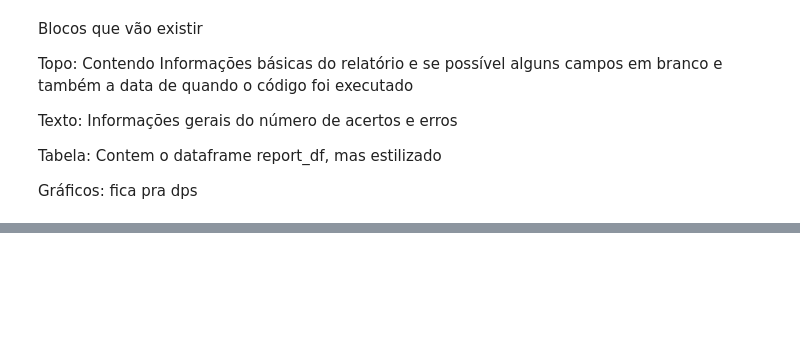
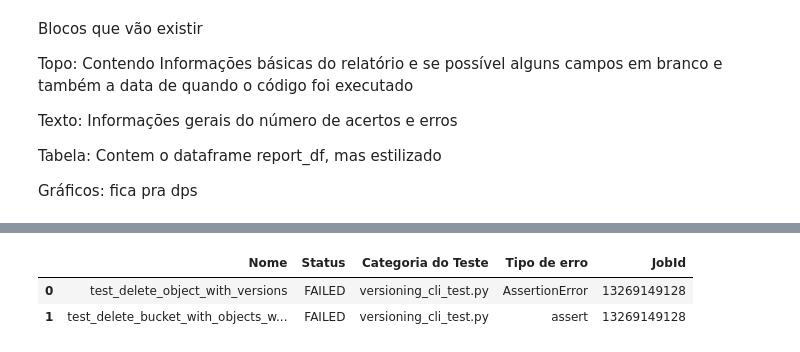
Before and after one commit to 2xlhe/gh-Actions-Reader, a Jupyter notebook: report.ipynb, the cells around one changed output, grey strips where cells are left out. Cells and saved outputs as stored; diff of their text form; code cells hidden in the pictures; blank space fills up the shorter version.

Commit message:
dinamic pdf errors added

```diff
--- a/report.ipynb
+++ b/report.ipynb
@@ -113,3 +115,7 @@ report_df
 |  | num_passed | num_failed | total_runs | min_test_time | avg_test_time | total_duration |
 | versioning_cli_test.py | 6 | 0 | 6 | 13.462 | 14.733 | 60.838 |
 | versioning_test.py | 2 | 0 | 2 | 12.627 | 13.958 | 55.716 |
+# %%
+# Generate tuple with error values
+errors_df = all_failures_df
+errors_df
@@ -124,9 +135,9 @@ Tabela: Contem o dataframe report_df, mas estilizado
 
 Gráficos: fica pra dps
 # %%
-df = report_df
+df = report_df.reset_index().round(2)
 # Function to create PDF
-def create_pdf(df):
+def create_pdf(df, df_errors):
     # A4 size dimensions
     width, height = A4
 
@@ -159,12 +170,12 @@ def create_pdf(df):
     # Add each section to the story
     story.extend(create_execution_summary(df, normal_style, bold_style))
     story.extend(create_detailed_results(df, normal_style, bold_style, width, margin))
-    story.extend(create_errors_summary(normal_style, bold_style, width, margin))
+    story.extend(create_errors_summary(df_errors, normal_style, bold_style, width, margin))
 
     # Build PDF
     doc.build(story)
 
-#
+# Function to create the title zone and text on the pdf
 def create_title(heading_style, normal_style):
     # Initialize the story list
     story = []
@@ -204,8 +215,6 @@ def create_title(heading_style, normal_style):
     # Return the complete story
     return story
 
-
-
 # Function to create execution summary table with bullet points
 def create_execution_summary(df, normal_style, bold_style):
     story = []
@@ -244,7 +253,7 @@ def create_detailed_results(df, normal_style, bold_style, width, margin):
     story.append(Spacer(1, 12))
     df_renamed = df.copy()  # Create a copy of the DataFrame
     df_renamed.columns = [
-        'Nome do Teste',
+        'Categoria de Teste',
         'Testes Bem-Sucedidos',
         'Falhas',
         'Execuções',
@@ -252,6 +261,7 @@ def create_detailed_results(df, normal_style, bold_style, width, margin):
         'Tempo Médio',
         'Duração Total'
     ]
+
 
     # Dropping the specified columns
     df_renamed = df_renamed.drop(columns=['Testes Bem-Sucedidos', 'Tempo Mínimo de Execução'])
@@ -287,45 +297,64 @@ def create_detailed_results(df, normal_style, bold_style, width, margin):
 
     return story
 
-# Function to create errors summary as a numbered list
-def create_errors_summary(normal_style, bold_style, width, margin):
+
+def create_errors_summary(df, normal_style, bold_style, width, margin):
+    """
+    Creates a summary of errors in a PDF document.
+
+    :param df: DataFrame containing error data.
+    :param normal_style: Style for normal text.
+    :param bold_style: Style for bold text.
+    :param width: Width of the page.
+    :param margin: Margin size.
+    :return: A list of elements to be added to the PDF.
+    """
     story = []
     story.append(Paragraph("Resumo dos Erros", bold_style))
     story.append(Spacer(1, 12))
 
-    # Define um estilo menor para os números da lista
-    small_number_style = ParagraphStyle(
-        "small_number_style",
-        parent=normal_style,
-        fontSize=10  # Tamanho menor para os números
+    # Create a copy of the DataFrame and reset the index
+    df_copy = df.copy().reset_index()
+    df_copy.columns = [
+        'Nome',
+        'Status',
+        'Categoria do Teste',
+        'Tipo de erro',
+        'Detalhes do erro (100 caracteres)',
+        'JobId',
+    ]
+
+    df_copy = df_copy.drop('Detalhes do erro (100 caracteres)', axis=1)
+    display(df_copy)
+
+
+    # Prepare the detailed data for the table
+    detailed_tests_data = [[Paragraph(str(value), normal_style) for value in df_copy.columns.tolist()]]  # Add header
+    detailed_tests_data.extend(
+        [[Paragraph(str(value), normal_style) for value in row] for row in df_copy.values.tolist()]
     )
 
-    # Lista de erros
-    errors_list = [
-        "Timeout na comunicação com a API (Testes: TC_002)",
-        "Falha de autenticação com banco de dados (Testes: TC_007)",
-        "Erro de processamento de dados em alta carga (Testes: TC_015, TC_016)"
-    ]
+    # Calculate available width after applying margins
+    available_width = width - 2 * margin  # Subtracting left and right margins
 
-    # Criando itens da lista com mais espaço entre eles
-    numbered_items = [
-        ListItem(Paragraph(error, normal_style), leftIndent=margin, spaceAfter=10)
-        for error in errors_list
-    ]
+    # Define column proportions
+    proportions = [0.3, 0.15, 0.15, 0.15, 0.2, 0.1]  # Example proportions
 
-    # Criando a lista numerada
-    numbered_list = ListFlowable(
-        numbered_items,
-        bulletType='1',  # Define como lista numerada (1., 2., 3.)
-        bulletFontSize=10,  # Define tamanho menor para os números
-        leftIndent=margin*0.5  # Ajustando a indentação para alinhar com as margens
-    )
+    # Calculate column widths based on the available width
+    col_widths = [available_width * p for p in proportions]
 
-    story.append(numbered_list)
+    # Create the table
+    detailed_table = Table(detailed_tests_data, colWidths=col_widths)
+    detailed_table.setStyle(TableStyle([
+        ('ALIGN', (0, 0), (-1, -1), 'CENTER'),  # Center-align all cells
+        ('GRID', (0, 0), (-1, -1), 0.5, colors.black),  # Add grid lines
+        ('FONTNAME', (0, 0), (-1, 0), 'Helvetica-Bold'),  # Bold header font
+    ]))
+    story.append(detailed_table)
     story.append(Spacer(1, 24))
 
     return story
 
 # Gerar o PDF
-create_pdf(df)
+create_pdf(df, errors_df)
 # %% [output]
@@ -332,0 +361,3 @@ ValueError: Length mismatch: Expected axis has 6 elements, new values have 7 ele
+|  | Nome | Status | Categoria do Teste | Tipo de erro | JobId |
+| 0 | test_delete_object_with_versions | FAILED | versioning_cli_test.py | AssertionError | 13269149128 |
+| 1 | test_delete_bucket_with_objects_w... | FAILED | versioning_cli_test.py | assert | 13269149128 |
```
Also changed, not shown: parts of 3 cells of this notebook.
